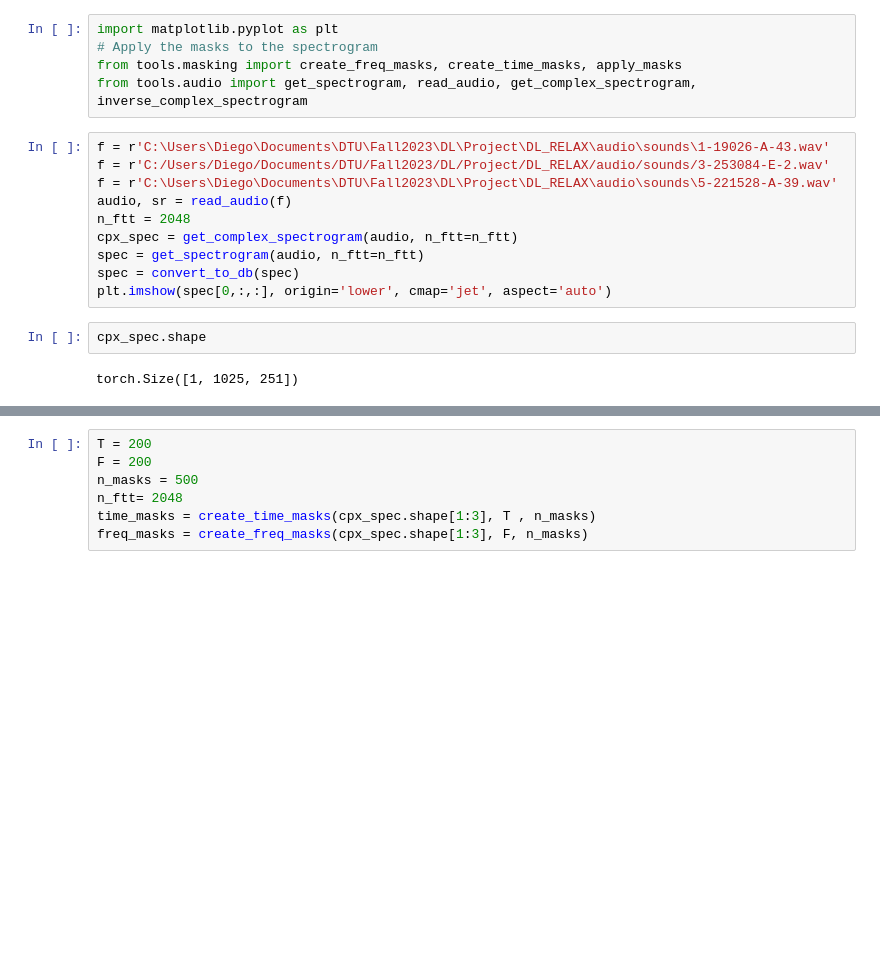
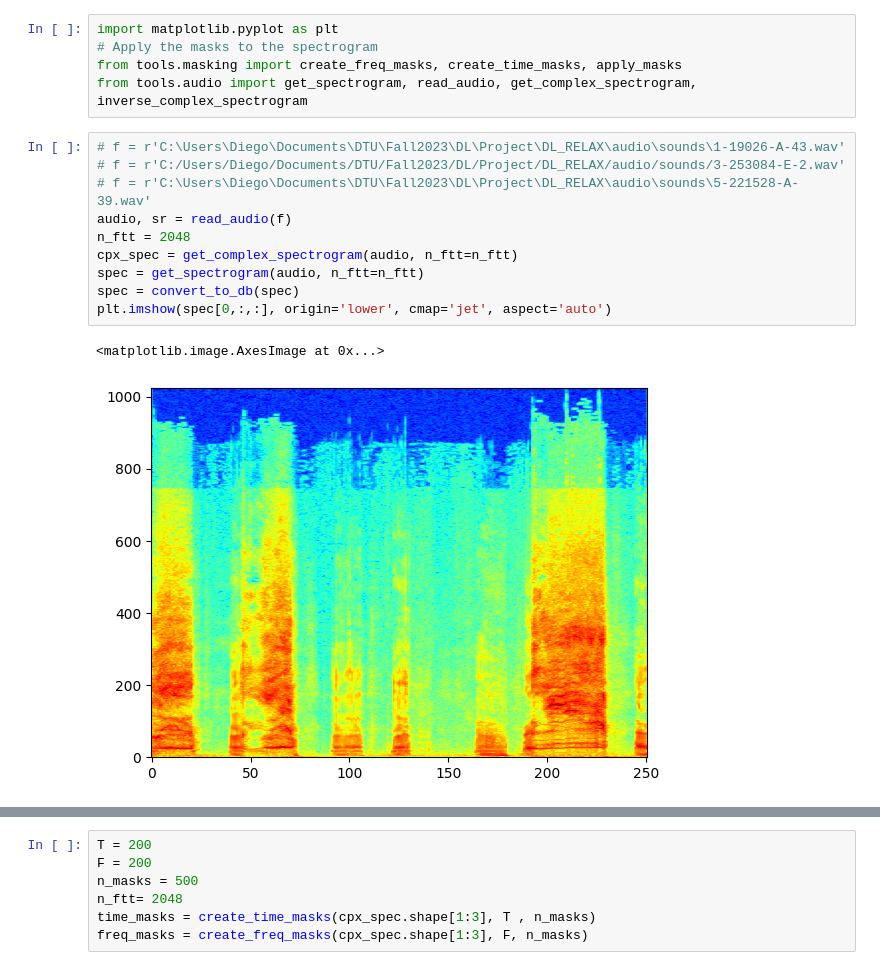
Before and after one commit to zszalan98/DL_RELAX, a Jupyter notebook: time_masking.ipynb, the cells around one changed output, grey strips where cells are left out. Cells and saved outputs as stored; diff of their text form; blank space fills up the shorter version.

```diff
--- a/time_masking.ipynb
+++ b/time_masking.ipynb
@@ -51,19 +48,18 @@ import matplotlib.pyplot as plt
 from tools.masking import create_freq_masks, create_time_masks, apply_masks
 from tools.audio import get_spectrogram, read_audio, get_complex_spectrogram, inverse_complex_spectrogram
 # %%
-f = r'C:\Users\Diego\Documents\DTU\Fall2023\DL\Project\DL_RELAX\audio\sounds\1-19026-A-43.wav'
-f = r'C:/Users/Diego/Documents/DTU/Fall2023/DL/Project/DL_RELAX/audio/sounds/3-253084-E-2.wav'
-f = r'C:\Users\Diego\Documents\DTU\Fall2023\DL\Project\DL_RELAX\audio\sounds\5-221528-A-39.wav'
+# f = r'C:\Users\Diego\Documents\DTU\Fall2023\DL\Project\DL_RELAX\audio\sounds\1-19026-A-43.wav'
+# f = r'C:/Users/Diego/Documents/DTU/Fall2023/DL/Project/DL_RELAX/audio/sounds/3-253084-E-2.wav'
+# f = r'C:\Users\Diego\Documents\DTU\Fall2023\DL\Project\DL_RELAX\audio\sounds\5-221528-A-39.wav'
 audio, sr = read_audio(f)
 n_ftt = 2048
 cpx_spec = get_complex_spectrogram(audio, n_ftt=n_ftt)
 spec = get_spectrogram(audio, n_ftt=n_ftt)
 spec = convert_to_db(spec)
 plt.imshow(spec[0,:,:], origin='lower', cmap='jet', aspect='auto')
+# %% [output]
+<matplotlib.image.AxesImage at 0x...>
+[figure, added]
-# %%
-cpx_spec.shape
-# %% [output]
-torch.Size([1, 1025, 251])
 # %%
 spec = get_spectrogram(audio, n_ftt=n_ftt)
 spec = convert_to_db(spec)
```
Also changed, not shown: parts of 31 cells of this notebook, 1 other file.
